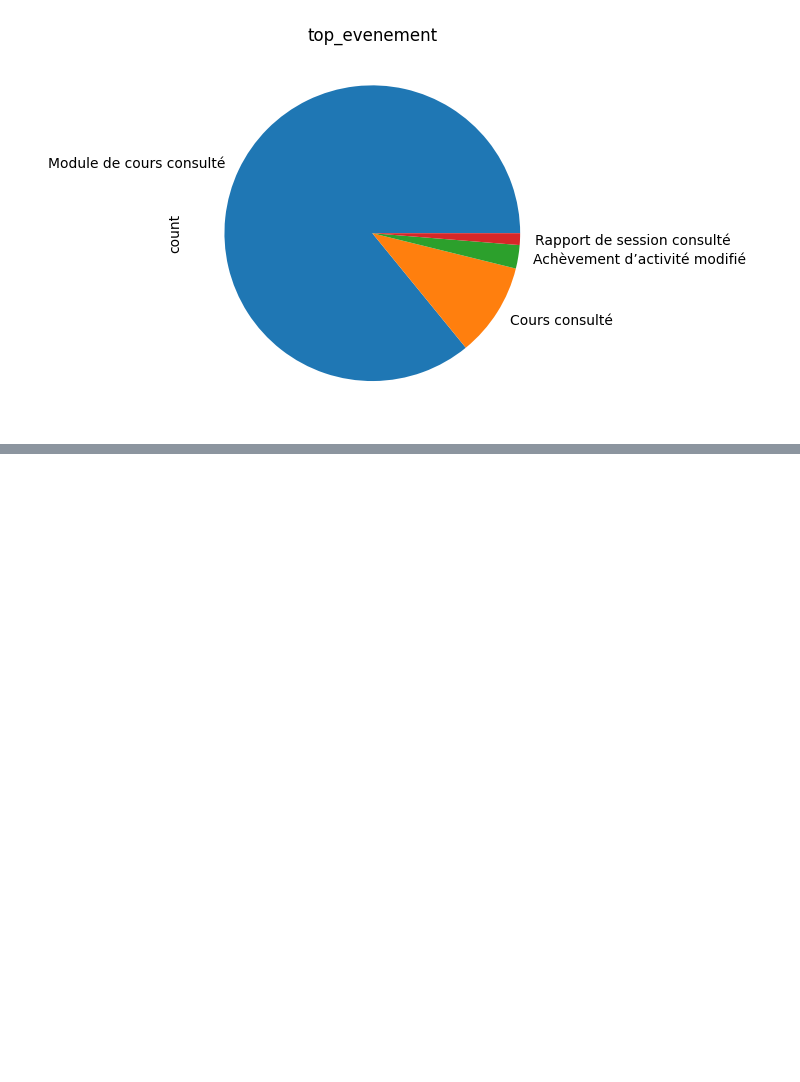
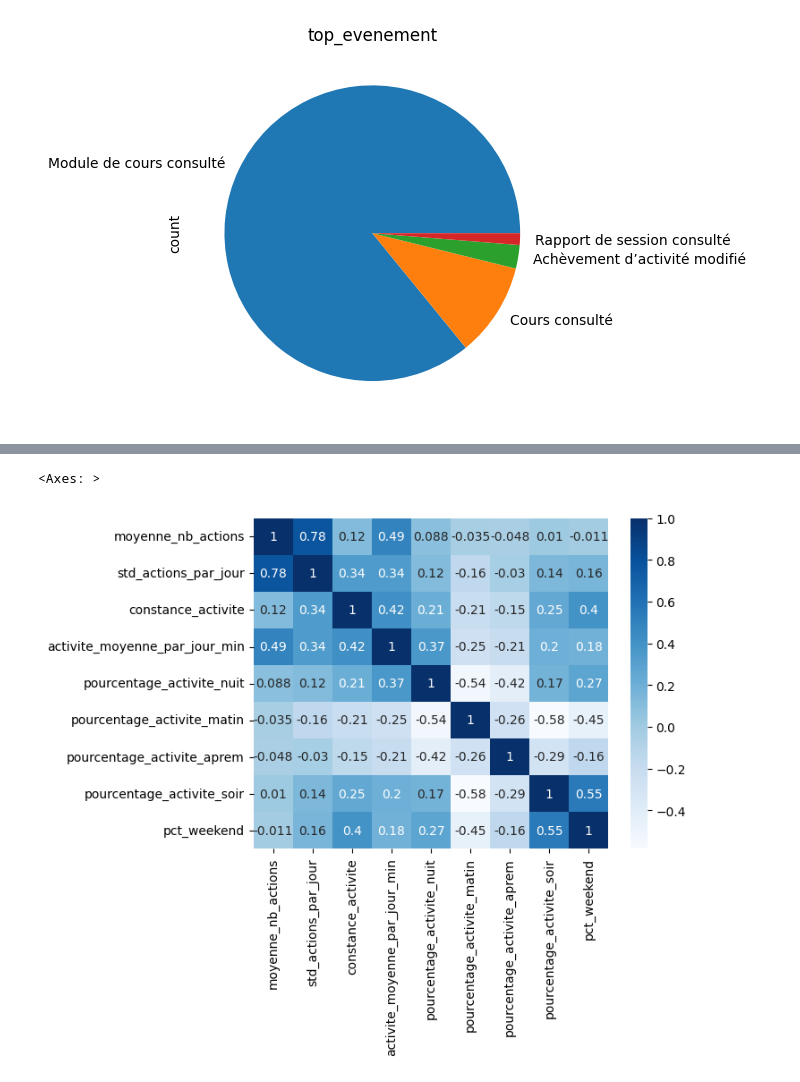
Before and after one commit to Lore9820/projet_notes, a Jupyter notebook: EDA_df.ipynb, the cells around one changed output, grey strips where cells are left out. Saved outputs shown, nothing was run; the diff lists cells and outputs as text; code cells hidden in the pictures; blank space fills up the shorter version.

```diff
--- a/EDA_df.ipynb
+++ b/EDA_df.ipynb
@@ -307,0 +362,6 @@ Er is geen significant verschil in de 'note' tussen de verschillende categorieë
+# %%
+corr = df.select_dtypes('float').corr()
+sns.heatmap(corr, cmap="Blues", annot=True)
+# %% [output]
+<Axes: >
+[figure, added]
```
Also changed, not shown: parts of 32 cells of this notebook.
